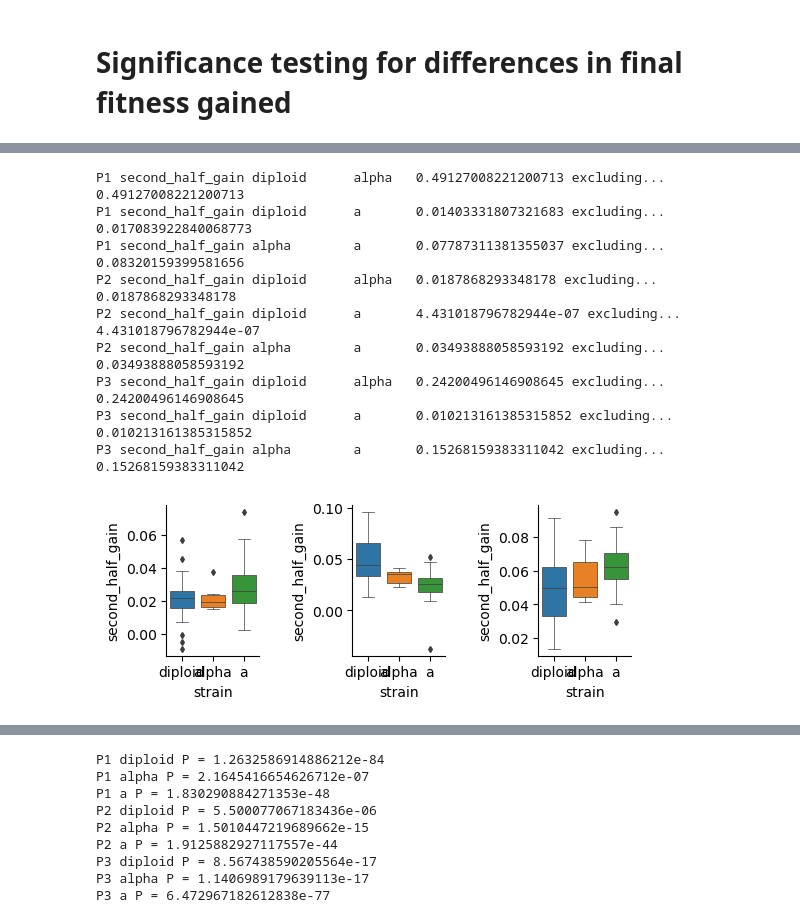
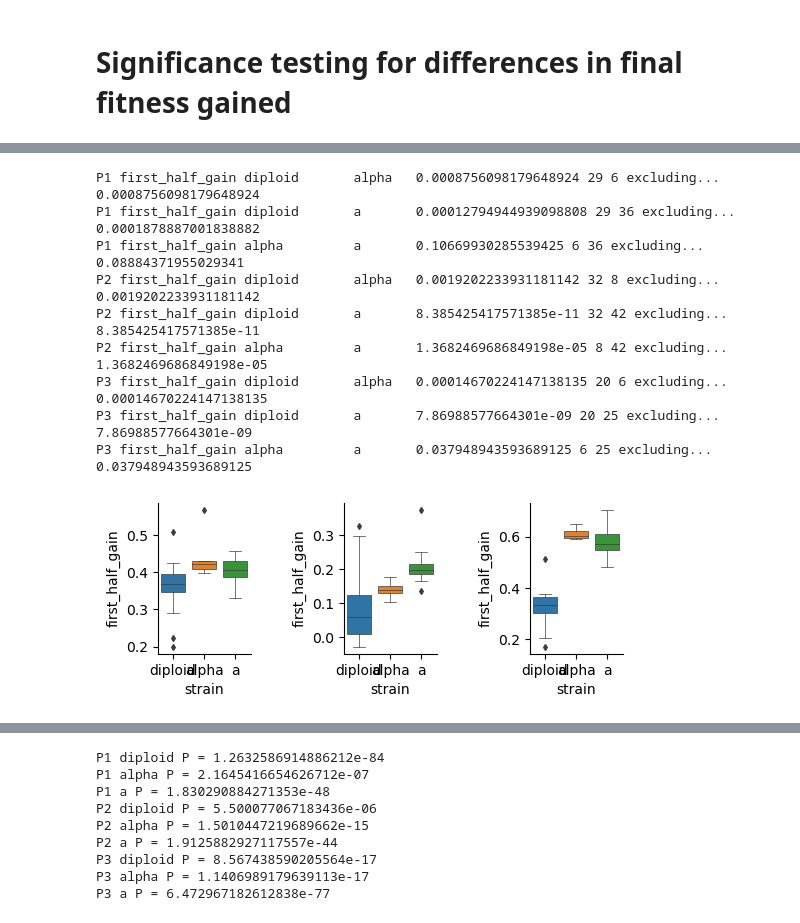
Before and after one commit to mjohnson11/VLTE_PIPELINES, a Jupyter notebook: Other_and_plotting/PLOT_fitness_figs.ipynb, the cells around one changed output, grey strips where cells are left out. Cells and saved outputs as stored; diff of their text form; code cells hidden in the pictures.

```diff
--- a/Other_and_plotting/PLOT_fitness_figs.ipynb
+++ b/Other_and_plotting/PLOT_fitness_figs.ipynb
@@ -192,6 +178,7 @@ def compare_rates(col):
     f, subs = pl.subplots(1, 3, figsize=(6, 2), dpi=100)
     pl.subplots_adjust(wspace=1)
     fit_data['second_half_gain'] = fit_data['Gen10150_s_scaled']-fit_data['Gen5150_s_scaled']
+    test_record = []
     for p in range(3):
         plate = plates[p]
         td = fit_data[fit_data['plate']==plate]
@@ -202,10 +189,12 @@ def compare_rates(col):
                 s2 = strains[j]
                 d1 = td[td['strain']==s1][col]
                 d2 = td[td['strain']==s2][col]
-                d3 = td[~td['plate_well'].isin(excluded_wells)][td['strain']==s1][col]
-                d4 = td[~td['plate_well'].isin(excluded_wells)][td['strain']==s2][col]
-                print(plate, col, s1, '\t', s2, '\t', sci_stats.mannwhitneyu(list(d1), list(d2))[1], 'excluding...', sci_stats.mannwhitneyu(list(d3), list(d4))[1])
+                d3 = td[~td['platewell'].isin(excluded_wells)][td['strain']==s1][col]
+                d4 = td[~td['platewell'].isin(excluded_wells)][td['strain']==s2][col]
+                print(plate, col, s1, '\t', s2, '\t', sci_stats.mannwhitneyu(list(d1), list(d2))[1], len(d3), len(d4), 'excluding...', sci_stats.mannwhitneyu(list(d3), list(d4))[1])
+                test_record.append(['Fitness Gain (' + ' '.join(col.split('_')[:-1])+')', plate, s1, s2, len(d3), len(d4), np.mean(d3), np.mean(d4), sci_stats.mannwhitneyu(list(d3), list(d4))[1]])
     sns.despine()
+    return test_record
 
-compare_rates('full_gain')
+mat = compare_rates('full_gain')
 # %% [output]
@@ -235,13 +211,13 @@ P3 first_half_gain alpha         a       0.037948943593689125 excluding... 0.037
-# %%
-compare_rates('second_half_gain')
-# %% [output]
-P1 second_half_gain diploid      alpha   0.49127008221200713 excluding... 0.49127008221200713
-P1 second_half_gain diploid      a       0.01403331807321683 excluding... 0.017083922840068773
-P1 second_half_gain alpha        a       0.07787311381355037 excluding... 0.08320159399581656
-P2 second_half_gain diploid      alpha   0.0187868293348178 excluding... 0.0187868293348178
-P2 second_half_gain diploid      a       4.431018796782944e-07 excluding... 4.431018796782944e-07
-P2 second_half_gain alpha        a       0.03493888058593192 excluding... 0.03493888058593192
-P3 second_half_gain diploid      alpha   0.24200496146908645 excluding... 0.24200496146908645
-P3 second_half_gain diploid      a       0.010213161385315852 excluding... 0.010213161385315852
-P3 second_half_gain alpha        a       0.15268159383311042 excluding... 0.15268159383311042
-[figure, removed]
+# %%
+mat += compare_rates('first_half_gain')
+# %% [output]
+P1 first_half_gain diploid       alpha   0.0008756098179648924 29 6 excluding... 0.0008756098179648924
+P1 first_half_gain diploid       a       0.00012794944939098808 29 36 excluding... 0.0001878887001838882
+P1 first_half_gain alpha         a       0.10669930285539425 6 36 excluding... 0.08884371955029341
+P2 first_half_gain diploid       alpha   0.0019202233931181142 32 8 excluding... 0.0019202233931181142
+P2 first_half_gain diploid       a       8.385425417571385e-11 32 42 excluding... 8.385425417571385e-11
+P2 first_half_gain alpha         a       1.3682469686849198e-05 8 42 excluding... 1.3682469686849198e-05
+P3 first_half_gain diploid       alpha   0.00014670224147138135 20 6 excluding... 0.00014670224147138135
+P3 first_half_gain diploid       a       7.86988577664301e-09 20 25 excluding... 7.86988577664301e-09
+P3 first_half_gain alpha         a       0.037948943593689125 6 25 excluding... 0.037948943593689125
+[figure, added]
```
Also changed, not shown: parts of 14 cells of this notebook, 9 other files.
